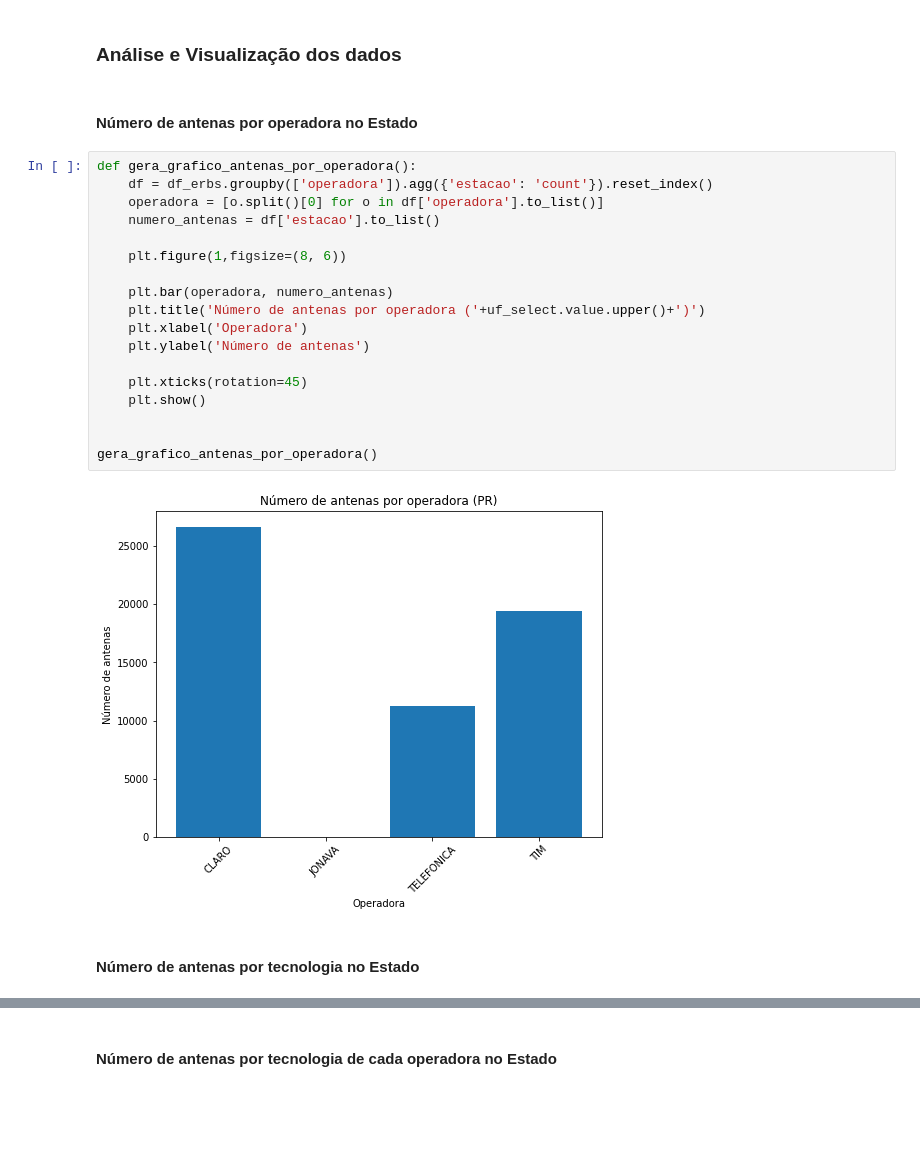
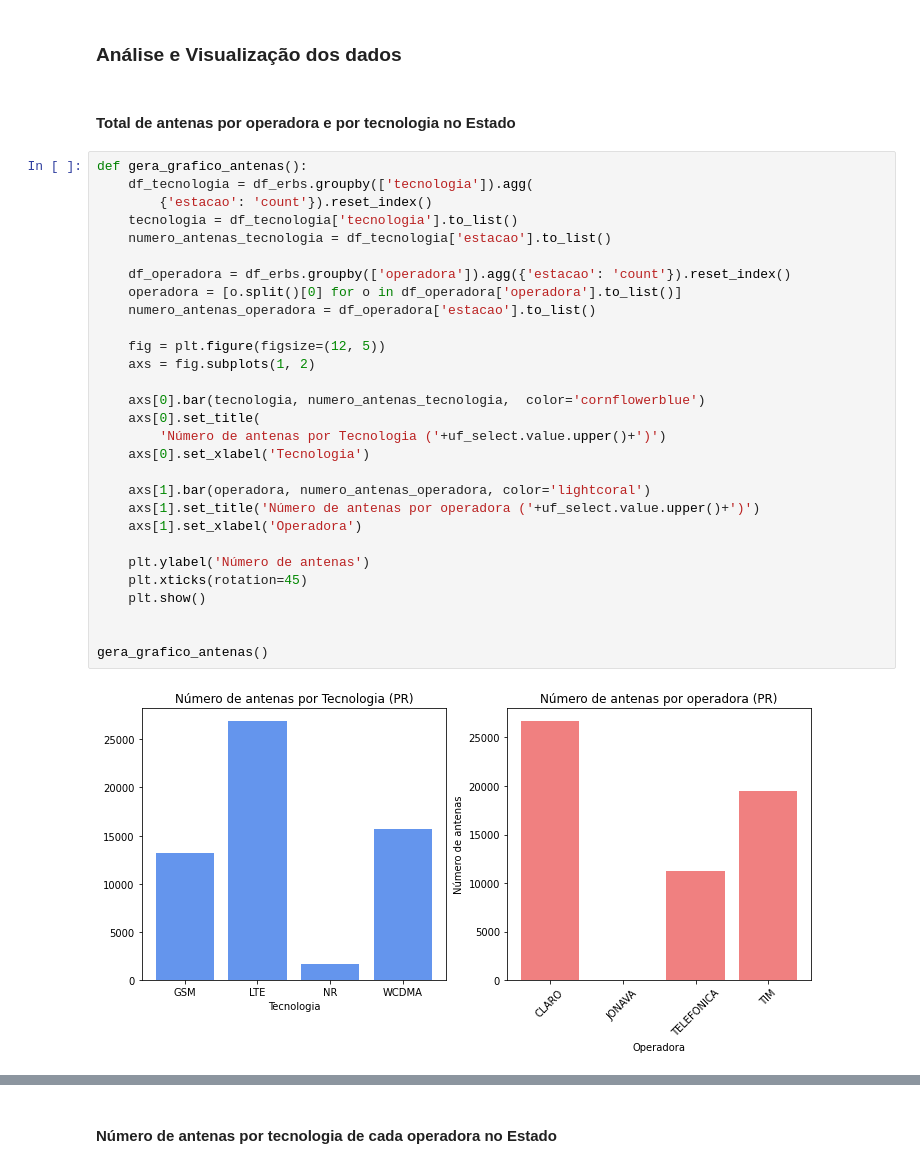
Before and after one commit to WellingtonAlmeida/mestrado-linguagem-de-programacao, a Jupyter notebook: projeto-avaliativo/utfpr_lp_projeto_avaliativo.ipynb, the cells around one changed output, grey strips where cells are left out. Drawn from its saved outputs; the diff is of its cells as text; blank space fills up the shorter version.

```diff
--- a/projeto-avaliativo/utfpr_lp_projeto_avaliativo.ipynb
+++ b/projeto-avaliativo/utfpr_lp_projeto_avaliativo.ipynb
@@ -282,26 +282,35 @@ memory usage: 6.1+ MB
 # %% [markdown]
 ### Análise e Visualização dos dados
 # %% [markdown]
-#### Número de antenas por operadora no Estado
+#### Total de antenas por operadora e por tecnologia no Estado
 # %%
-def gera_grafico_antenas_por_operadora():
-    df = df_erbs.groupby(['operadora']).agg({'estacao': 'count'}).reset_index()
-    operadora = [o.split()[0] for o in df['operadora'].to_list()]
-    numero_antenas = df['estacao'].to_list()
+def gera_grafico_antenas():
+    df_tecnologia = df_erbs.groupby(['tecnologia']).agg(
+        {'estacao': 'count'}).reset_index()
+    tecnologia = df_tecnologia['tecnologia'].to_list()
+    numero_antenas_tecnologia = df_tecnologia['estacao'].to_list()
 
-    plt.figure(1,figsize=(8, 6))
+    df_operadora = df_erbs.groupby(['operadora']).agg({'estacao': 'count'}).reset_index()
+    operadora = [o.split()[0] for o in df_operadora['operadora'].to_list()]
+    numero_antenas_operadora = df_operadora['estacao'].to_list()
 
-    plt.bar(operadora, numero_antenas)
-    plt.title('Número de antenas por operadora ('+uf_select.value.upper()+')')
-    plt.xlabel('Operadora')
+    fig = plt.figure(figsize=(12, 5))
+    axs = fig.subplots(1, 2)
+
+    axs[0].bar(tecnologia, numero_antenas_tecnologia,  color='cornflowerblue')
+    axs[0].set_title(
+        'Número de antenas por Tecnologia ('+uf_select.value.upper()+')')
+    axs[0].set_xlabel('Tecnologia')
+
+    axs[1].bar(operadora, numero_antenas_operadora, color='lightcoral')
+    axs[1].set_title('Número de antenas por operadora ('+uf_select.value.upper()+')')
+    axs[1].set_xlabel('Operadora')
+
     plt.ylabel('Número de antenas')
-
     plt.xticks(rotation=45)
     plt.show()
 
 
-gera_grafico_antenas_por_operadora()
+gera_grafico_antenas()
 # %% [output]
-[figure, old version]
+[figure, new version]
-# %% [markdown]
-#### Número de antenas por tecnologia no Estado
```
Also changed, not shown: parts of 2 cells of this notebook.
